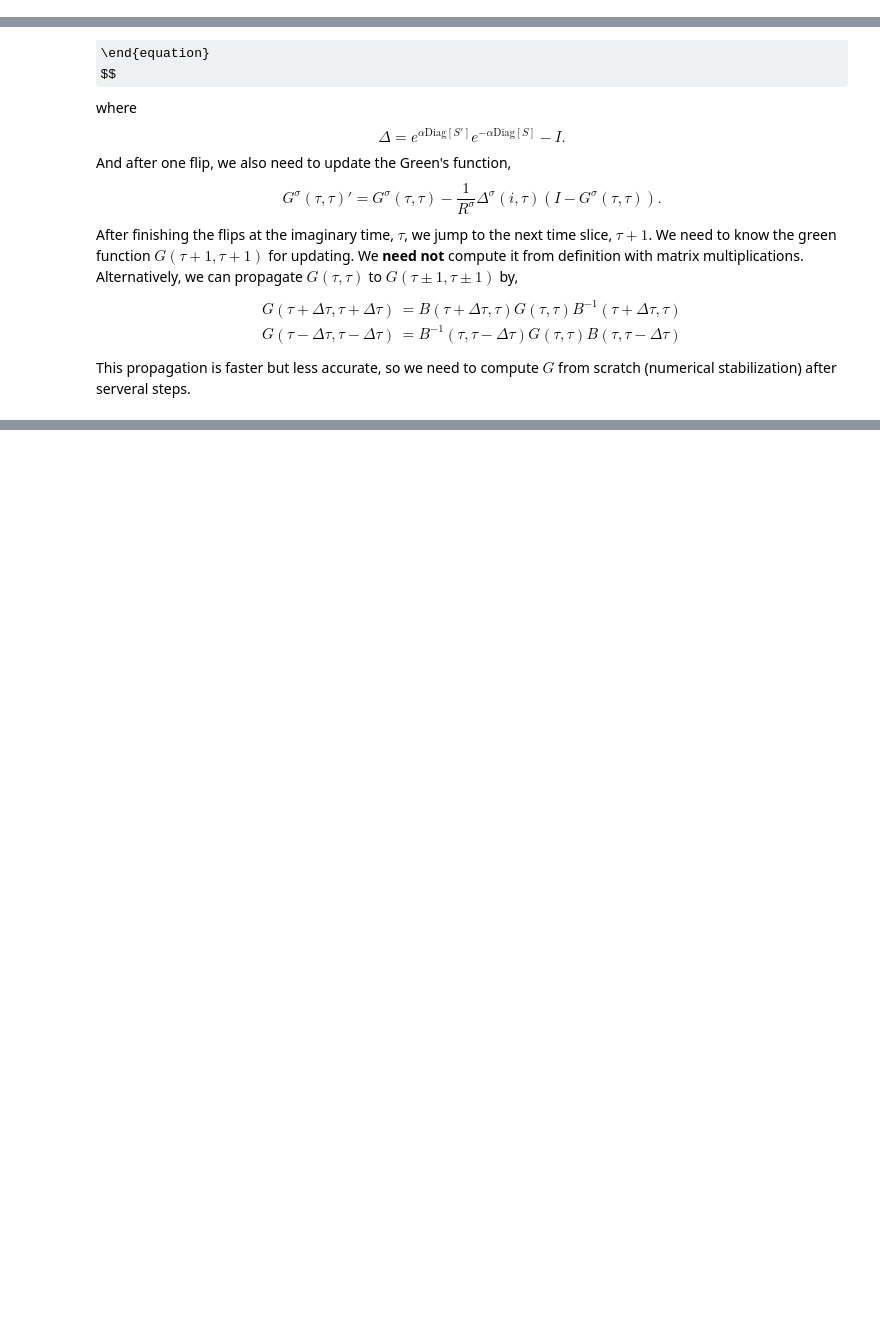
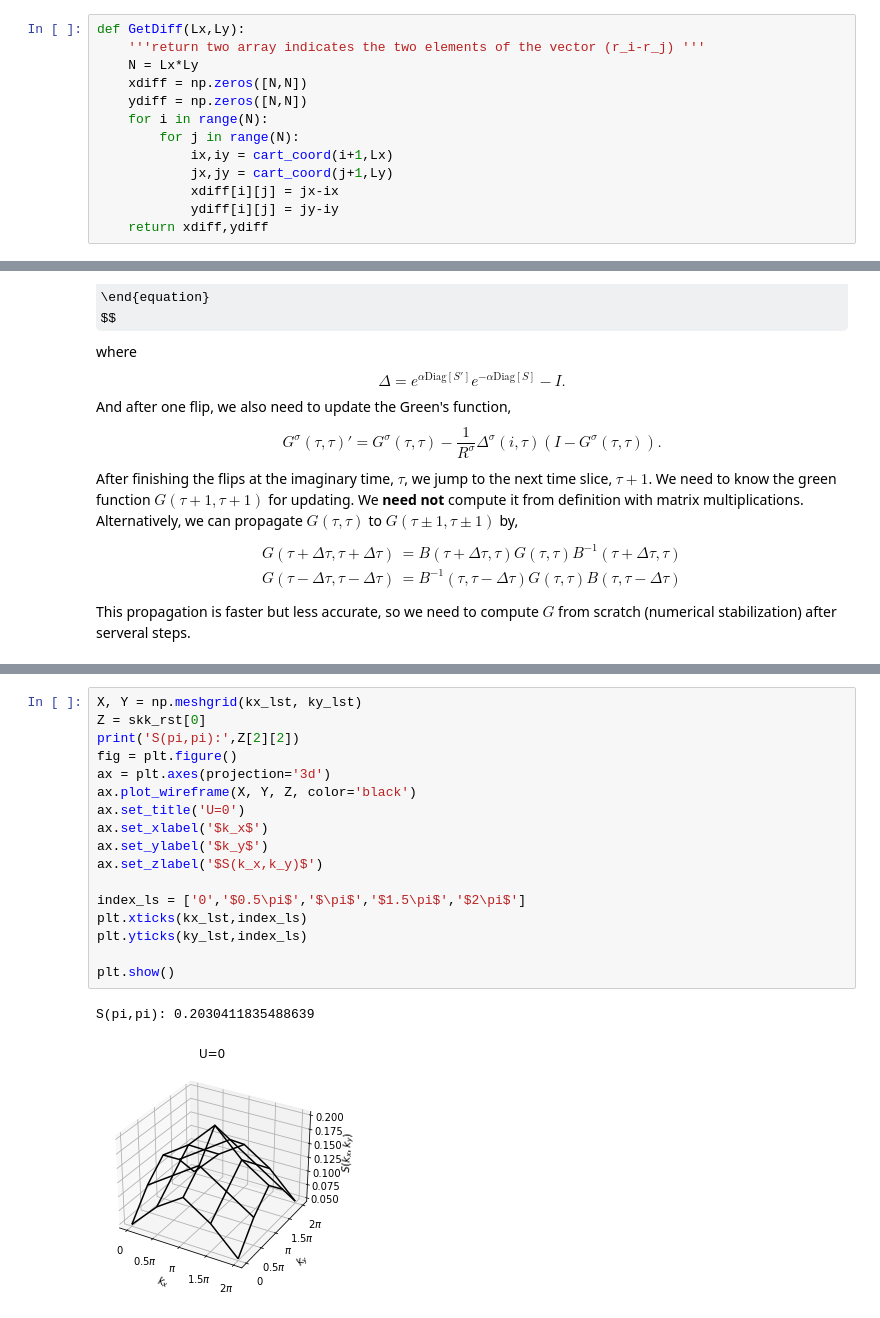
Before and after one commit to hylu666/DQMC_tutorial, a Jupyter notebook: dqmc_hubbard.ipynb, the cells around one changed output, grey strips where cells are left out. Drawn from its saved outputs; the diff is of its cells as text; some formulas as TeX source; blank space fills up the shorter version.

```diff
--- a/dqmc_hubbard.ipynb
+++ b/dqmc_hubbard.ipynb
@@ -398,0 +408,13 @@ def Getspipi(Lx,Ly,Gup00,Gdn00):
+# %%
+def GetDiff(Lx,Ly):
+    '''return two array indicates the two elements of the vector (r_i-r_j) '''
+    N = Lx*Ly
+    xdiff = np.zeros([N,N])
+    ydiff = np.zeros([N,N])
+    for i in range(N):
+        for j in range(N):
+            ix,iy = cart_coord(i+1,Lx)
+            jx,jy = cart_coord(j+1,Ly)
+            xdiff[i][j] = jx-ix
+            ydiff[i][j] = jy-iy
+    return xdiff,ydiff
@@ -681,0 +744,20 @@ Text(0, 0.5, '$S(\\pi,\\pi)/L^2$')
+# %%
+X, Y = np.meshgrid(kx_lst, ky_lst)
+Z = skk_rst[0]
+print('S(pi,pi):',Z[2][2])
+fig = plt.figure()
+ax = plt.axes(projection='3d')
+ax.plot_wireframe(X, Y, Z, color='black')
+ax.set_title('U=0')
+ax.set_xlabel('$k_x$')
+ax.set_ylabel('$k_y$')
+ax.set_zlabel('$S(k_x,k_y)$')
+
+index_ls = ['0','$0.5\pi$','$\pi$','$1.5\pi$','$2\pi$']
+plt.xticks(kx_lst,index_ls)
+plt.yticks(ky_lst,index_ls)
+
+plt.show()
+# %% [output]
+S(pi,pi): 0.2030411835488639
+[figure, added]
```
Also changed, not shown: parts of 20 cells of this notebook.
